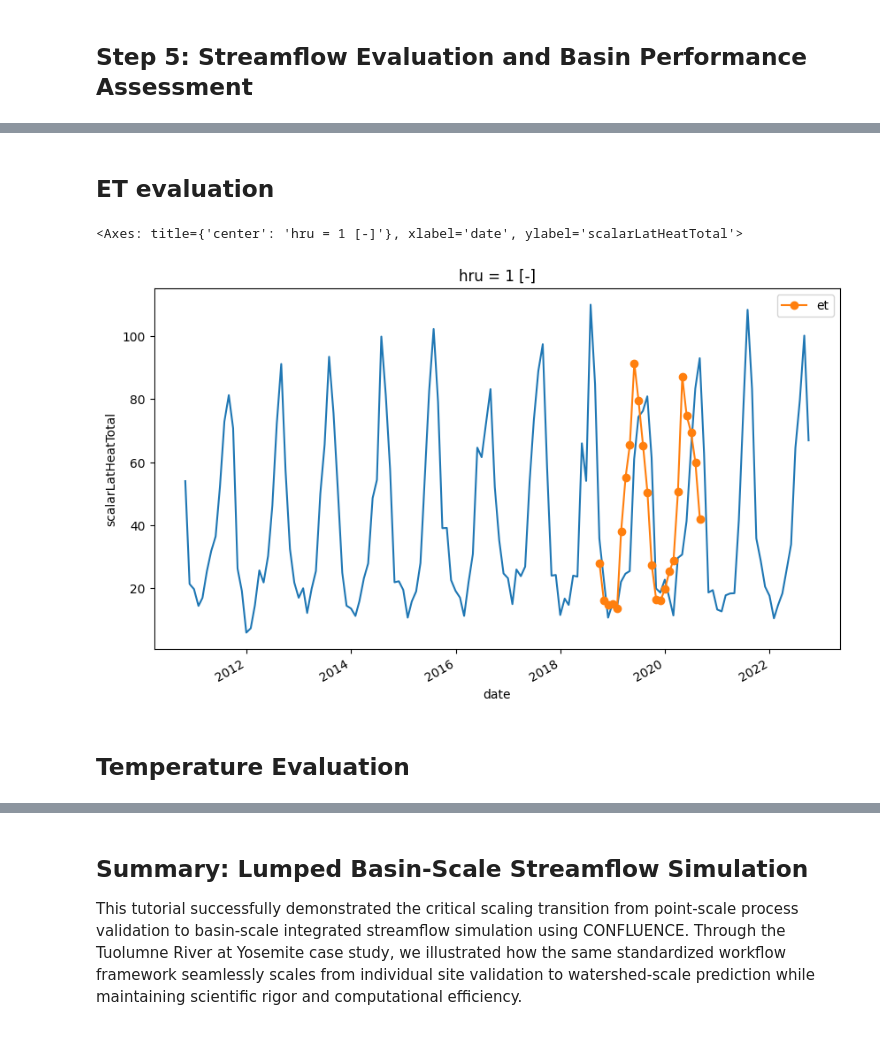
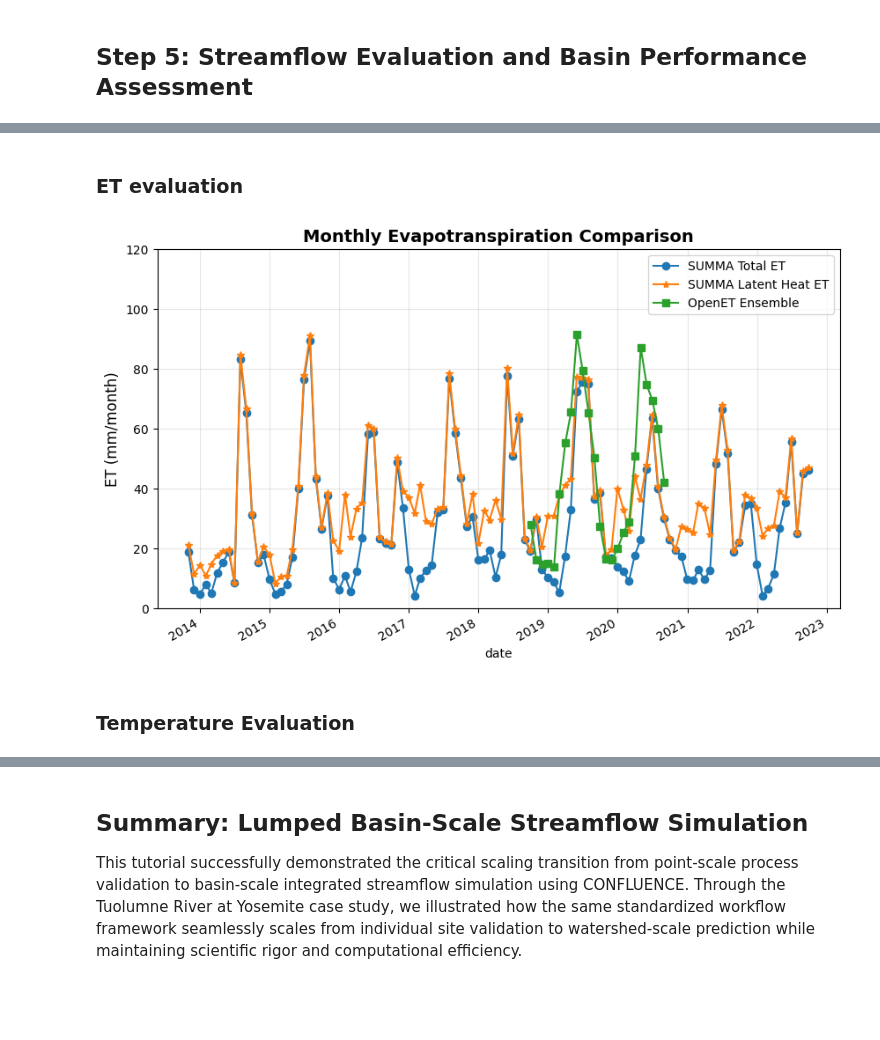
Before and after one commit to dlhogan97/CONFLUENCE-uwmtnhydro, a Jupyter notebook: ess-project/modeling/02_lumped/TuolumneBasinLumped.ipynb, the cells around one changed output, grey strips where cells are left out. Cells and saved outputs as stored; diff of their text form; code cells hidden in the pictures; blank space fills up the shorter version.

```diff
--- a/ess-project/modeling/02_lumped/TuolumneBasinLumped.ipynb
+++ b/ess-project/modeling/02_lumped/TuolumneBasinLumped.ipynb
@@ -45,7 +46,9 @@ from utils.custom.plotting import *
 plt.style.use('default')
 %matplotlib inline
 # %%
-
+today = datetime.today().strftime('%Y%m%d')
+relevant_detail = 'spongy_parkingLot'  # Update this based on the specific model configuration (e.g., 'lumped', 'semi_distributed')
+name = f'{today}_{relevant_detail}'
 # =============================================================================
 # CONFIGURATION FOR SEMI-DISTRIBUTED TUOLUMNE RIVER MODELING
 # =============================================================================
@@ -65,18 +68,18 @@ config_updates = {
     'CONFLUENCE_CODE_DIR': str(CONFLUENCE_CODE_DIR),
     'CONFLUENCE_DATA_DIR': str(CONFLUENCE_DATA_DIR),
     'DOMAIN_NAME': 'Tuolumne_River_lumped',
-    'EXPERIMENT_ID': '20260223',  # Update experiment ID
+    'EXPERIMENT_ID': f'{name}',  # Update experiment ID
     'DOMAIN_DEFINITION_METHOD': 'lumped',    # KEY CHANGE: watershed delineation vs lumped
     'STREAM_THRESHOLD': 5000,                   # Controls number of sub-basins
     'DOMAIN_DISCRETIZATION': 'GRUs',            # Grouped Response Units
     'SPATIAL_MODE': 'Lumped',               # Changed from 'Lumped'
     'HYDROLOGICAL_MODEL': 'SUMMA',
     'ROUTING_MODEL': 'mizuRoute',
-    'EXPERIMENT_TIME_START': '2010-10-01 01:00',
+    'EXPERIMENT_TIME_START': '2011-10-01 00:00',
     'EXPERIMENT_TIME_END':  '2022-09-30 23:00',
-    'CALIBRATION_PERIOD': '2011-10-01, 2013-09-30',
-    'EVALUATION_PERIOD': '2015-10-01, 2017-09-30',
-    'SPINUP_PERIOD': '2010-10-01, 2011-09-30',
+    'CALIBRATION_PERIOD': '2013-10-01, 2015-09-30',
+    'EVALUATION_PERIOD': '2015-10-01, 2018-09-30',
+    'SPINUP_PERIOD': '2011-10-01, 2013-09-30',
     'MPI_PROCESSES': 4,                       # Adjust based on available resources
     'TAUDEM_DIR': '/home/dlhogan/tools/src/TauDEM/bin',
     'DELINEATION_METHOD': 'TauDEM',  # Changed from 'TauDEM'
@@ -87,8 +90,9 @@ config_updates = {
     'APPLY_LAPSE_RATE': False,                 # Changed to True to apply lapse rate
     'OPTIMIZATION_METRIC': 'NSE',          # Changed to 'NSE' for emulation
     'ITERATIVE_OPTIMIZATION_ALGORITHM': 'DDS',  # Changed to 'DDS' for optimization
-    'NUMBER_OF_ITERATIONS': 200,
-    'BASIN_PARAMS_TO_CALIBRATE': 'routingGammaScale, routingGammaShape',
+    'NUMBER_OF_ITERATIONS': 12,
+    'BASIN_PARAMS_TO_CALIBRATE': 'basin__aquiferScaleFactor, basin__aquiferHydCond',
+    'PARAMS_TO_CALIBRATE': 'k_soil, theta_sat, theta_res, aquiferScaleFactor, rootingDepth',
     'SUMMA_RUNOFF_VAR': 'scalarTotalRunoff'    # Use scalarTotalRunoff for calibration (not averageRoutedRunoff)
 }
 
@@ -1912,20 +2079,26 @@ Mean P - ET - Q = -57.6 mm (storage change)
 # %% [markdown]
-## ET evaluation
+### ET evaluation
 # %%
 sim_ds = xr.open_dataset(list(summa_dir.glob("*_timestep.nc"))[0])
 open_et = pd.read_csv("/scratch/dlhogan/ess-project-data/domain_Tuolumne_River_lumped/observations/et/openet_et_ensemble_tuolumne_monthly.csv", index_col=0, parse_dates=True)
 # %%
-et = sim_ds['scalarLatHeatTotal'].resample(time='ME').mean()
-
-# convert to W/m2 to mm/month
-latent_heat = -et * 30 * 24 * 3600 / (2.45e6)  # mm/month
+et = sim_ds['scalarLatHeatTotal'].resample(time='ME').mean().sel(time=slice('2013-10-01', '2022-09-30'))
+total_et = sim_ds['scalarTotalET'].resample(time='ME').mean().sel(time=slice('2013-10-01', '2022-09-30'))
+# convert to kg/m2/s to mm/month
+latent_heat = -et * 30 * 24 * 3600 / 2.45e6
+total_et = -total_et * 30*24*3600
 fig, ax = plt.subplots(figsize=(10, 6))
-latent_heat.plot(ax=ax)
-open_et.plot(ax=ax, label='OpenET Ensemble', marker='o')
+total_et.plot(ax=ax, label='SUMMA Total ET', marker='o')
+latent_heat.plot(ax=ax, label='SUMMA Latent Heat ET', marker='*')
+open_et['et'].plot(ax=ax, label='OpenET Ensemble', marker='s')
+ax.set_ylabel('ET (mm/month)', fontsize=12)
+ax.set_title('Monthly Evapotranspiration Comparison', fontweight='bold', fontsize=14)
+ax.legend()
+ax.set_ylim(0,120)
+ax.grid(True, alpha=0.3)
 # %% [output]
-<Axes: title={'center': 'hru = 1 [-]'}, xlabel='date', ylabel='scalarLatHeatTotal'>
-[figure, old version]
+[figure, new version]
 # %% [markdown]
-## Temperature Evaluation
+### Temperature Evaluation
 # %%
 tuolumne_meadows = pd.read_csv("/scratch/dlhogan/ess-project-data/domain_Tuolumne_River_lumped/observations/snow/TUM_TUOLUMNE_MEADOWS_cdec_obs.csv", parse_dates=['datetime'], index_col='datetime')
```
Also changed, not shown: parts of 40 cells of this notebook.
